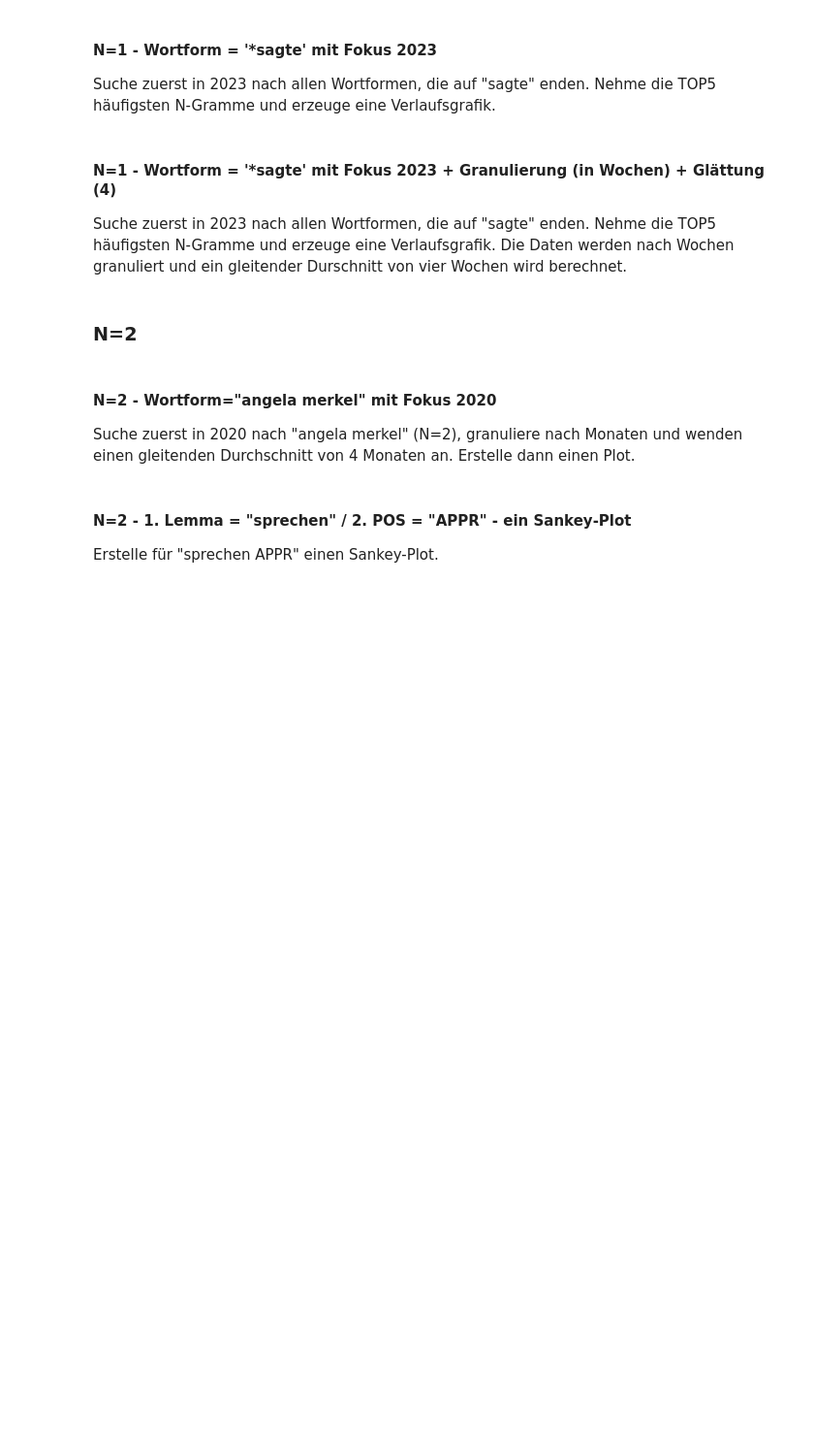
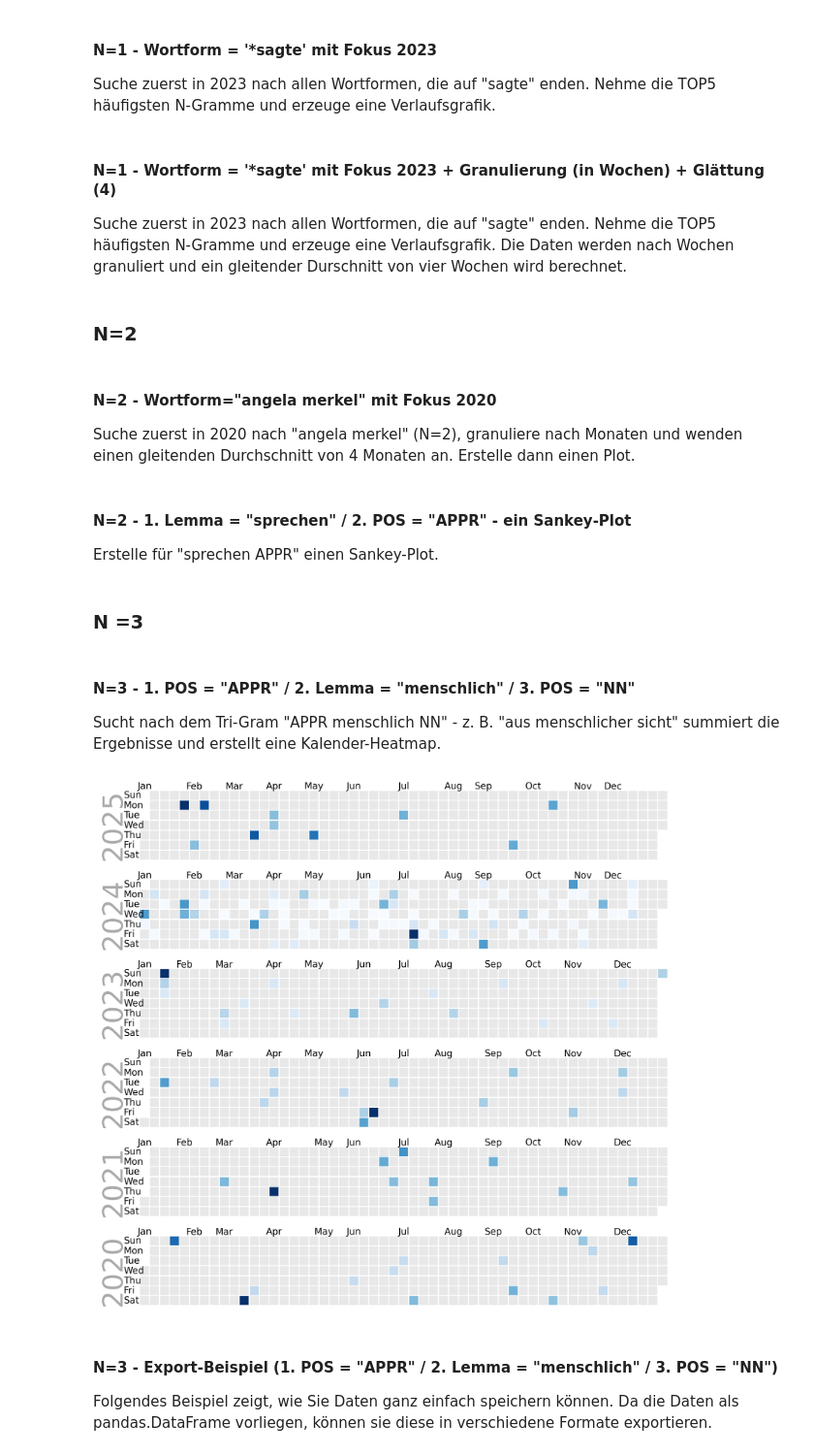
Before and after one commit to notesjor/IDS.OWID.Plus.Live, a Jupyter notebook: Jupyter/OwidPlusLive.ipynb, the cells around one changed output. Shown: that part at 97% size. Drawn from its saved outputs; the diff is of its cells as text; code cells hidden in the pictures; blank space fills up the shorter version.

```diff
--- a/Jupyter/OwidPlusLive.ipynb
+++ b/Jupyter/OwidPlusLive.ipynb
@@ -438,3 +494,39 @@ fig = go.Figure(sankeyData)
 fig.update_layout(title_text="Sankey-Plot für 'sprechen APPR'", font_size=10)
 fig.update_layout(width=600, height=1000)
 fig.show()
+# %% [markdown]
+### N =3
+# %% [markdown]
+#### N=3 - 1. POS = "APPR" / 2. Lemma = "menschlich" / 3. POS = "NN"
+
+Sucht nach dem Tri-Gram "APPR menschlich NN" - z. B. "aus menschlicher sicht" summiert die Ergebnisse und erstellt eine Kalender-Heatmap.
+# %%
+# Suche
+data = searchSimple(2024, LayerName.POS, "APPR", LayerName.Lemma, "menschlich", LayerName.POS, "NN")
+
+# Aggregiere alle Schreibvarianten
+data = mergeAllResuls(3, data, newLabel="merkel KON NE")
+
+# Einstellung für Label (Jahr)
+text_args = dict(x=-4, y=3.5, size=30, rotation=90, color="#aaa", va="center")
+
+fig, axes = plt.subplots(nrows=len(years), figsize=(10, 8), dpi=300, constrained_layout=True)
+
+for ax, y in zip(axes, years):
+    dp.calendar(
+        dates=data[data["Datum"].dt.year == y]["Datum"],
+        values=data[data["Datum"].dt.year == y]["Frequenz (ppm)"],
+        ax=ax,
+        cmap="Blues",
+        start_date=f"{y}-01-01",
+        end_date=f"{y}-12-31",
+    )
+    ax.text(**text_args, s=str(y))
+
+plt.show()
+# %% [output]
+[figure, added]
+# %% [markdown]
+#### N=3 - Export-Beispiel (1. POS = "APPR" / 2. Lemma = "menschlich" / 3. POS = "NN")
+
+Folgendes Beispiel zeigt, wie Sie Daten ganz einfach speichern können. Da die Daten als pandas.DataFrame vorliegen, können sie diese in verschiedene Formate exportieren.
```
Also changed, not shown: parts of 14 cells of this notebook.
